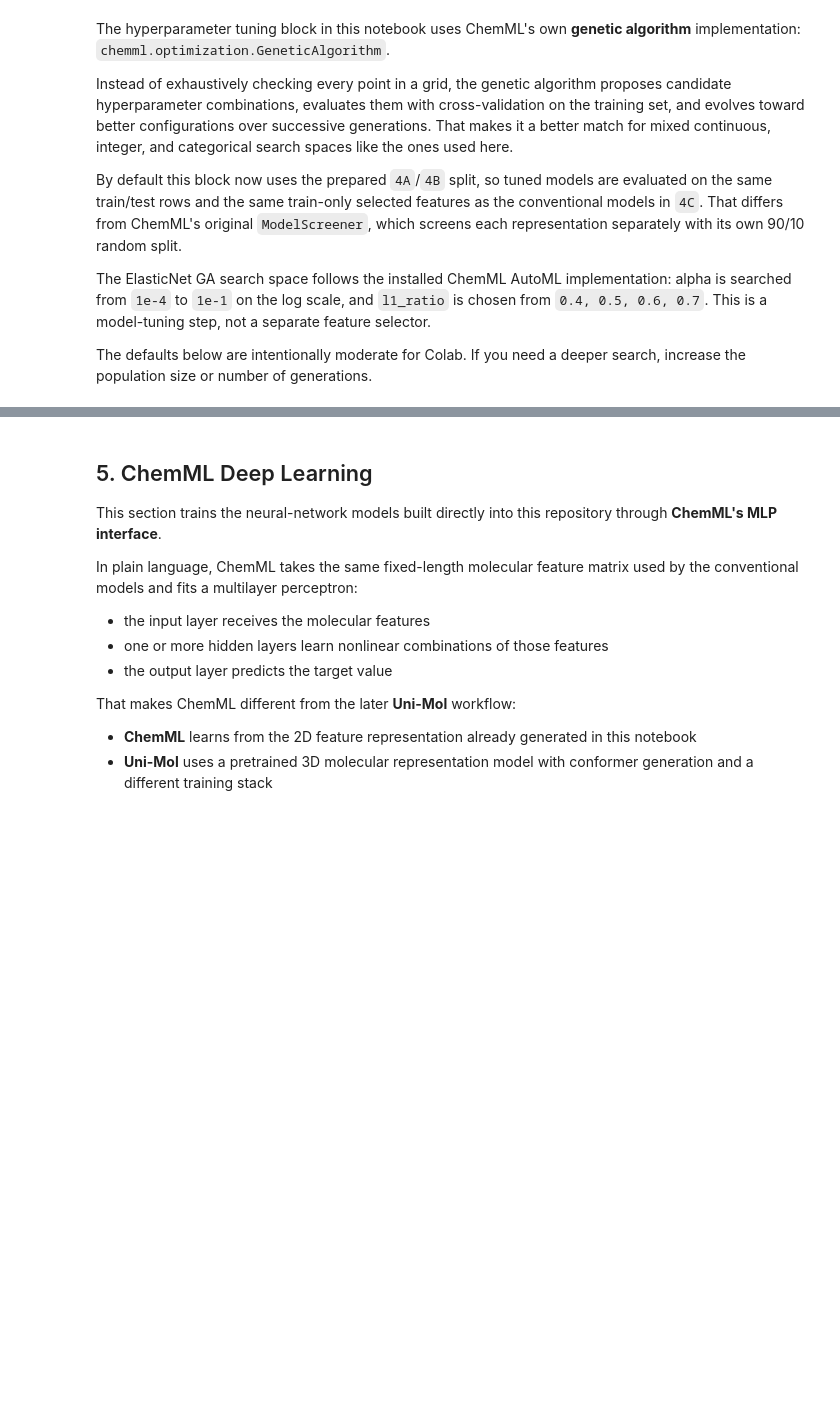
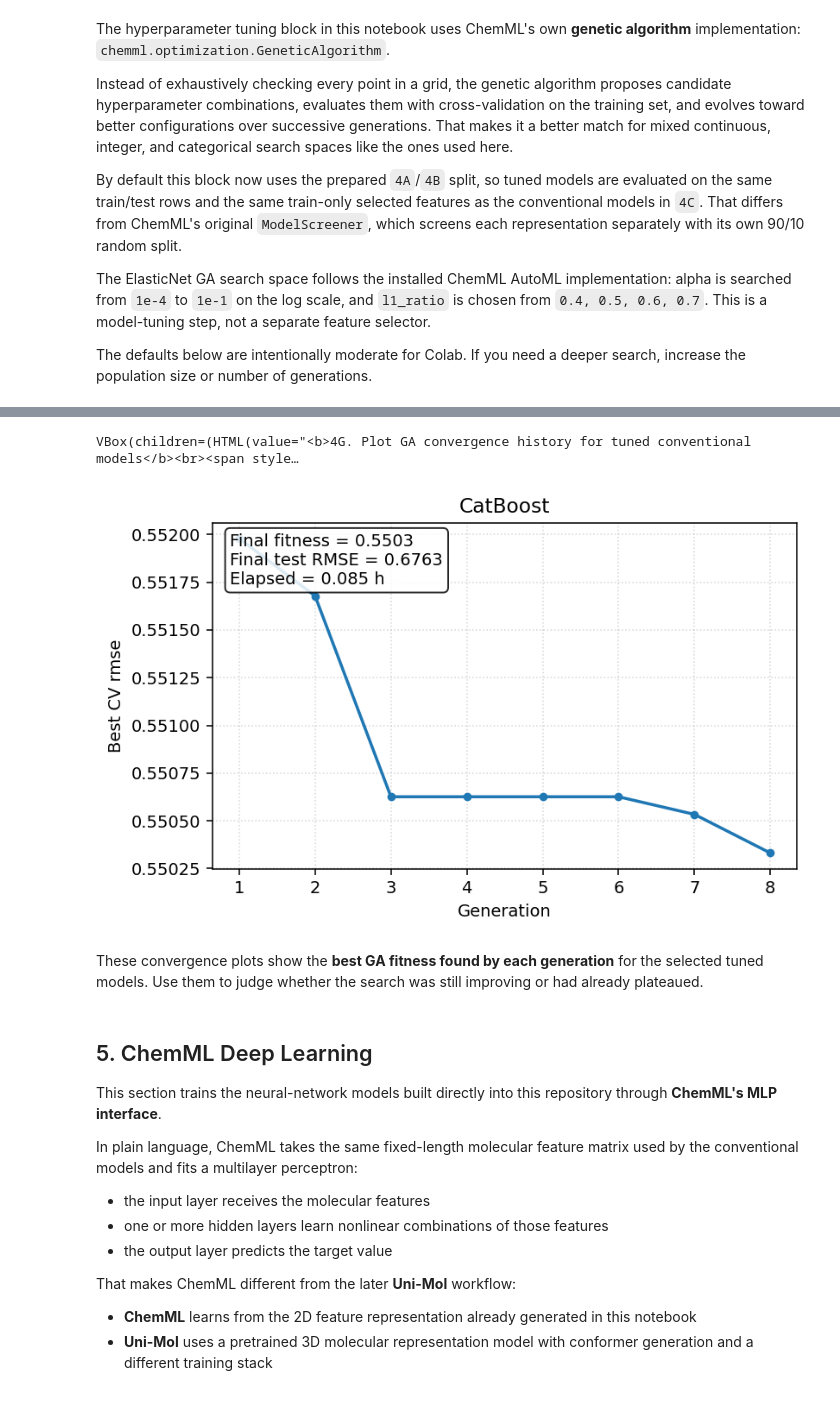
Before and after one commit to ScottCoffin/AutoQSAR, a Jupyter notebook: portable_colab_qsar_bundle/colab_qsar_tutorial.ipynb, the cells around one changed output, grey strips where cells are left out. Cells and saved outputs as stored; diff of their text form; code cells hidden in the pictures; blank space fills up the shorter version.

```diff
--- a/portable_colab_qsar_bundle/colab_qsar_tutorial.ipynb
+++ b/portable_colab_qsar_bundle/colab_qsar_tutorial.ipynb
@@ -2580,10 +2785,15 @@ test_fraction = 0.2 # @param {type:"slider", min:0.1, max:0.4, step:0.05}
 model_random_seed = 42 # @param {type:"integer"}
 
 if not globals().get('IN_COLAB', False):
-    if 'read_local_form_values' not in globals():
-        raise RuntimeError("Local widget helpers are not initialized. Run step 0 first.")
-    _local_form_id = '1723c585'
-    _local_form_values = read_local_form_values('1723c585', [{'name': 'data_split_strategy', 'label': 'data split strategy', 'widget_kind': 'choice', 'default': 'target_quartiles', 'options': ['random', 'target_quartiles', 'scaffold']}, {'name': 'test_fraction', 'label': 'test fraction', 'widget_kind': 'slider', 'default': 0.2, 'min': 0.1, 'max': 0.4, 'step': 0.05}, {'name': 'model_random_seed', 'label': 'model random seed', 'widget_kind': 'integer', 'default': 42}])
+    if 'read_local_form_values' not in globals() or 'ensure_local_form_display' not in globals():
+        print("Local widget helpers are not initialized. Run step 0 first.")
+        _local_form_values = {item['name']: item['default'] for item in [{'name': 'data_split_strategy', 'label': 'data split strategy', 'widget_kind': 'choice', 'default': 'target_quartiles', 'options': ['random', 'target_quartiles', 'scaffold']}, {'name': 'test_fraction', 'label': 'test fraction', 'widget_kind': 'slider', 'default': 0.2, 'min': 0.1, 'max': 0.4, 'step': 0.05}, {'name': 'model_random_seed', 'label': 'model random seed', 'widget_kind': 'integer', 'default': 42}] if item.get('widget_kind') != 'markdown'}
+    else:
+        _local_form_id = '7cac3120'
+        if 'LOCAL_FORM_STATE' in globals() and _local_form_id not in LOCAL_FORM_STATE:
+            ensure_local_form_display('4A. Split train/test data', '7cac3120', [{'name': 'data_split_strategy', 'label': 'data split strategy', 'widget_kind': 'choice', 'default': 'target_quartiles', 'options': ['random', 'target_quartiles', 'scaffold']}, {'name': 'test_fraction', 'label': 'test fraction', 'widget_kind': 'slider', 'default': 0.2, 'min': 0.1, 'max': 0.4, 'step': 0.05}, {'name': 'model_random_seed', 'label': 'model random seed', 'widget_kind': 'integer', 'default': 42}])
+            print("Local widgets displayed above. Adjust them and rerun this cell if needed.")
+        _local_form_values = read_local_form_values('7cac3120', [{'name': 'data_split_strategy', 'label': 'data split strategy', 'widget_kind': 'choice', 'default': 'target_quartiles', 'options': ['random', 'target_quartiles', 'scaffold']}, {'name': 'test_fraction', 'label': 'test fraction', 'widget_kind': 'slider', 'default': 0.2, 'min': 0.1, 'max': 0.4, 'step': 0.05}, {'name': 'model_random_seed', 'label': 'model random seed', 'widget_kind': 'integer', 'default': 42}])
     data_split_strategy = _local_form_values['data_split_strategy']
     test_fraction = _local_form_values['test_fraction']
     model_random_seed = _local_form_values['model_random_seed']
@@ -2624,4 +2834,4 @@ print(
     f"Saved raw train/test split: {X_train.shape[0]:,} train row(s), "
     f"{X_test.shape[0]:,} test row(s), {X_train.shape[1]:,} feature(s) before selection."
 )
-display_note("Run `4B` next to fit or load the train-only feature selector before conventional model training.")
+display_note("Configure selector settings in `2C` (now placed here), then run `4B` to fit or load the train-only feature selector.")
@@ -4952,8 +5512,11 @@ else:
 # Local widget controls for: 4G. Plot GA convergence history for tuned conventional models
 if not globals().get("IN_COLAB", False):
     if "ensure_local_form_display" not in globals():
-        raise RuntimeError("Local widget helpers are not initialized. Run step 0 first.")
-    ensure_local_form_display('4G. Plot GA convergence history for tuned conventional models', '6ab9ffd2', [{'name': 'show_ga_history_elasticnet', 'label': 'show ga history elasticnet', 'widget_kind': 'boolean', 'default': False}, {'name': 'show_ga_history_svr', 'label': 'show ga history svr', 'widget_kind': 'boolean', 'default': False}, {'name': 'show_ga_history_random_forest', 'label': 'show ga history random forest', 'widget_kind': 'boolean', 'default': True}, {'name': 'show_ga_history_xgboost', 'label': 'show ga history xgboost', 'widget_kind': 'boolean', 'default': True}, {'name': 'show_ga_history_catboost', 'label': 'show ga history catboost', 'widget_kind': 'boolean', 'default': True}])
+        print("Local widget helpers are not initialized. Run step 0 first, then rerun this controls cell.")
+    else:
+        ensure_local_form_display('4G. Plot GA convergence history for tuned conventional models', 'f0460bed', [{'name': 'show_ga_history_elasticnet', 'label': 'show ga history elasticnet', 'widget_kind': 'boolean', 'default': False}, {'name': 'show_ga_history_svr', 'label': 'show ga history svr', 'widget_kind': 'boolean', 'default': False}, {'name': 'show_ga_history_random_forest', 'label': 'show ga history random forest', 'widget_kind': 'boolean', 'default': True}, {'name': 'show_ga_history_xgboost', 'label': 'show ga history xgboost', 'widget_kind': 'boolean', 'default': True}, {'name': 'show_ga_history_catboost', 'label': 'show ga history catboost', 'widget_kind': 'boolean', 'default': True}])
+# %% [output]
+VBox(children=(HTML(value="<b>4G. Plot GA convergence history for tuned conventional models</b><br><span style…
 # %%
 # @title 4G. Plot GA convergence history for tuned conventional models { display-mode: "form" }
 show_ga_history_elasticnet = False # @param {type:"boolean"}
@@ -4963,10 +5526,15 @@ show_ga_history_xgboost = True # @param {type:"boolean"}
 show_ga_history_catboost = True # @param {type:"boolean"}
 
 if not globals().get('IN_COLAB', False):
-    if 'read_local_form_values' not in globals():
-        raise RuntimeError("Local widget helpers are not initialized. Run step 0 first.")
-    _local_form_id = '6ab9ffd2'
-    _local_form_values = read_local_form_values('6ab9ffd2', [{'name': 'show_ga_history_elasticnet', 'label': 'show ga history elasticnet', 'widget_kind': 'boolean', 'default': False}, {'name': 'show_ga_history_svr', 'label': 'show ga history svr', 'widget_kind': 'boolean', 'default': False}, {'name': 'show_ga_history_random_forest', 'label': 'show ga history random forest', 'widget_kind': 'boolean', 'default': True}, {'name': 'show_ga_history_xgboost', 'label': 'show ga history xgboost', 'widget_kind': 'boolean', 'default': True}, {'name': 'show_ga_history_catboost', 'label': 'show ga history catboost', 'widget_kind': 'boolean', 'default': True}])
+    if 'read_local_form_values' not in globals() or 'ensure_local_form_display' not in globals():
+        print("Local widget helpers are not initialized. Run step 0 first.")
+        _local_form_values = {item['name']: item['default'] for item in [{'name': 'show_ga_history_elasticnet', 'label': 'show ga history elasticnet', 'widget_kind': 'boolean', 'default': False}, {'name': 'show_ga_history_svr', 'label': 'show ga history svr', 'widget_kind': 'boolean', 'default': False}, {'name': 'show_ga_history_random_forest', 'label': 'show ga history random forest', 'widget_kind': 'boolean', 'default': True}, {'name': 'show_ga_history_xgboost', 'label': 'show ga history xgboost', 'widget_kind': 'boolean', 'default': True}, {'name': 'show_ga_history_catboost', 'label': 'show ga history catboost', 'widget_kind': 'boolean', 'default': True}] if item.get('widget_kind') != 'markdown'}
+    else:
+        _local_form_id = 'f0460bed'
+        if 'LOCAL_FORM_STATE' in globals() and _local_form_id not in LOCAL_FORM_STATE:
+            ensure_local_form_display('4G. Plot GA convergence history for tuned conventional models', 'f0460bed', [{'name': 'show_ga_history_elasticnet', 'label': 'show ga history elasticnet', 'widget_kind': 'boolean', 'default': False}, {'name': 'show_ga_history_svr', 'label': 'show ga history svr', 'widget_kind': 'boolean', 'default': False}, {'name': 'show_ga_history_random_forest', 'label': 'show ga history random forest', 'widget_kind': 'boolean', 'default': True}, {'name': 'show_ga_history_xgboost', 'label': 'show ga history xgboost', 'widget_kind': 'boolean', 'default': True}, {'name': 'show_ga_history_catboost', 'label': 'show ga history catboost', 'widget_kind': 'boolean', 'default': True}])
+            print("Local widgets displayed above. Adjust them and rerun this cell if needed.")
+        _local_form_values = read_local_form_values('f0460bed', [{'name': 'show_ga_history_elasticnet', 'label': 'show ga history elasticnet', 'widget_kind': 'boolean', 'default': False}, {'name': 'show_ga_history_svr', 'label': 'show ga history svr', 'widget_kind': 'boolean', 'default': False}, {'name': 'show_ga_history_random_forest', 'label': 'show ga history random forest', 'widget_kind': 'boolean', 'default': True}, {'name': 'show_ga_history_xgboost', 'label': 'show ga history xgboost', 'widget_kind': 'boolean', 'default': True}, {'name': 'show_ga_history_catboost', 'label': 'show ga history catboost', 'widget_kind': 'boolean', 'default': True}])
     show_ga_history_elasticnet = _local_form_values['show_ga_history_elasticnet']
     show_ga_history_svr = _local_form_values['show_ga_history_svr']
     show_ga_history_random_forest = _local_form_values['show_ga_history_random_forest']
@@ -5010,33 +5578,36 @@ for ax, model_name in zip(axes, plotted_history_models):
     history_df = ga_histories[model_name].copy()
     generations = np.arange(1, len(history_df) + 1)
     best_fitness = history_df["Fitness_values"].apply(lambda values: float(values[0])).to_numpy(dtype=float)
     elapsed_hours = history_df["Time (hours)"].to_numpy(dtype=float)
     metrics_row = tuned_results_lookup.loc[model_name]
 
     ax.plot(generations, best_fitness, marker="o", linewidth=1.8, markersize=4, color="#1f77b4")
     ax.set_title(model_name)
     ax.set_xlabel("Generation")
     ax.set_ylabel(f"Best CV {objective_name}")
     ax.grid(True, linestyle=":", alpha=0.5)
     ax.set_xticks(generations)
     ax.text(
         0.03,
         0.97,
         f"Final fitness = {best_fitness[-1]:.4f}\nFinal test RMSE = {metrics_row['Test RMSE']:.4f}\nElapsed = {elapsed_hours[-1]:.3f} h",
         transform=ax.transAxes,
         verticalalignment="top",
         bbox=dict(boxstyle="round", facecolor="white", alpha=0.85),
     )
 
 for ax in axes[len(plotted_history_models):]:
     ax.axis("off")
 
 plt.tight_layout()
 plt.show()
 display_note(
     "These convergence plots show the **best GA fitness found by each generation** for the selected tuned models. "
     "Use them to judge whether the search was still improving or had already plateaued."
 )
+# %% [output]
+[figure, added]
+These convergence plots show the **best GA fitness found by each generation** for the selected tuned models. Use them to judge whether the search was still improving or had already plateaued.
 # %% [markdown]
 ## 5. ChemML Deep Learning
 
```
Also changed, not shown: parts of 60 cells of this notebook, 8 other files.
